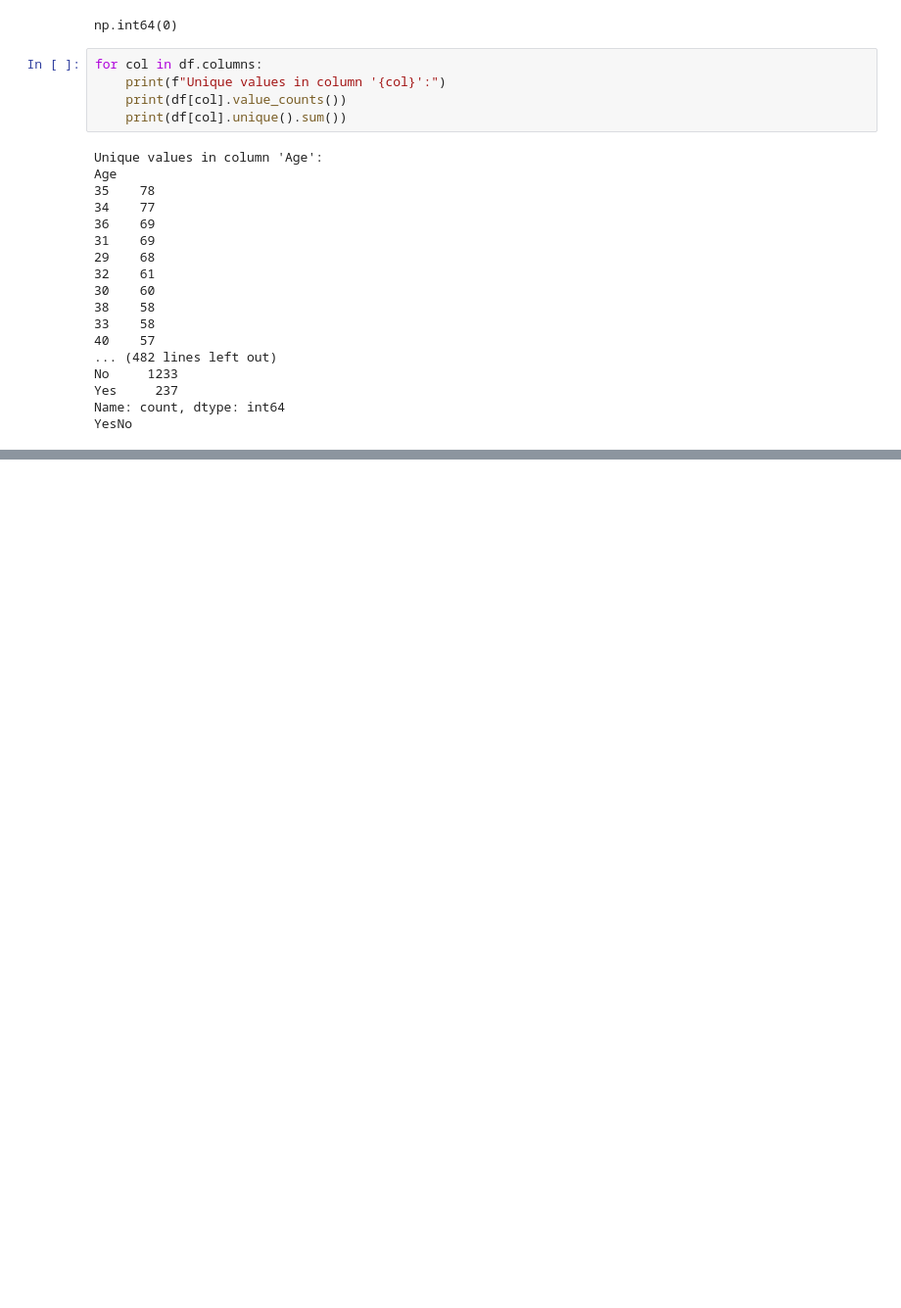
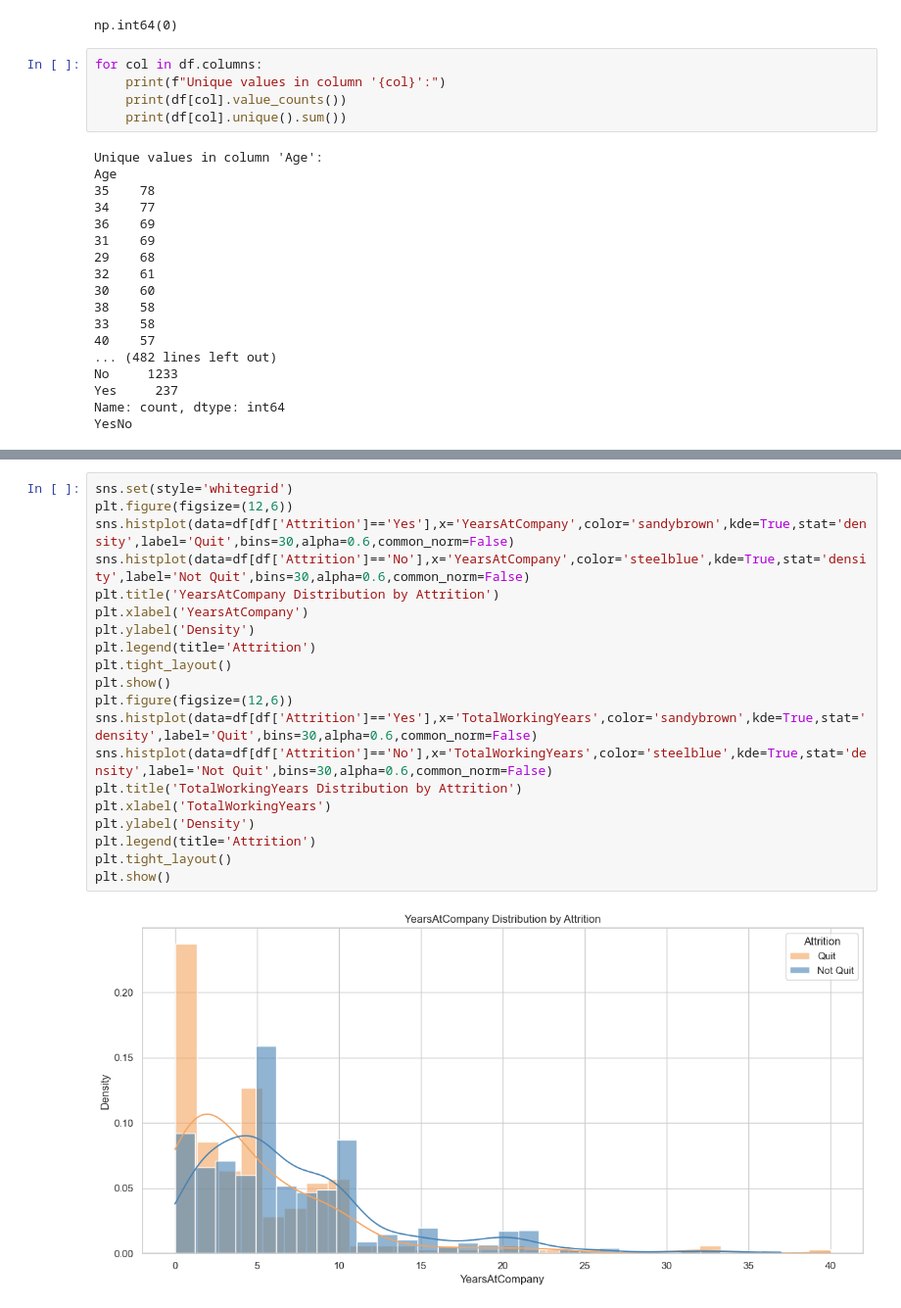
Before and after one commit to mohamedzreik/DS-Take-Home-Challenges, a Jupyter notebook: HR_Employee_Retention/Code.ipynb, the cells around one changed output, grey strips where cells are left out. Shown: that part at 98% size. Drawn from its saved outputs; the diff is of its cells as text; blank space fills up the shorter version.

```diff
--- a/HR_Employee_Retention/Code.ipynb
+++ b/HR_Employee_Retention/Code.ipynb
@@ -119,0 +140,22 @@ df_clean = df.drop(columns=['EmployeeNumber', 'EmployeeCount', 'Over18', 'Standa
+# %%
+sns.set(style='whitegrid')
+plt.figure(figsize=(12,6))
+sns.histplot(data=df[df['Attrition']=='Yes'],x='YearsAtCompany',color='sandybrown',kde=True,stat='density',label='Quit',bins=30,alpha=0.6,common_norm=False)
+sns.histplot(data=df[df['Attrition']=='No'],x='YearsAtCompany',color='steelblue',kde=True,stat='density',label='Not Quit',bins=30,alpha=0.6,common_norm=False)
+plt.title('YearsAtCompany Distribution by Attrition')
+plt.xlabel('YearsAtCompany')
+plt.ylabel('Density')
+plt.legend(title='Attrition')
+plt.tight_layout()
+plt.show()
+plt.figure(figsize=(12,6))
+sns.histplot(data=df[df['Attrition']=='Yes'],x='TotalWorkingYears',color='sandybrown',kde=True,stat='density',label='Quit',bins=30,alpha=0.6,common_norm=False)
+sns.histplot(data=df[df['Attrition']=='No'],x='TotalWorkingYears',color='steelblue',kde=True,stat='density',label='Not Quit',bins=30,alpha=0.6,common_norm=False)
+plt.title('TotalWorkingYears Distribution by Attrition')
+plt.xlabel('TotalWorkingYears')
+plt.ylabel('Density')
+plt.legend(title='Attrition')
+plt.tight_layout()
+plt.show()
+# %% [output]
+[figure, added]
```
Also changed, not shown: parts of 12 cells of this notebook, 1 other file.
